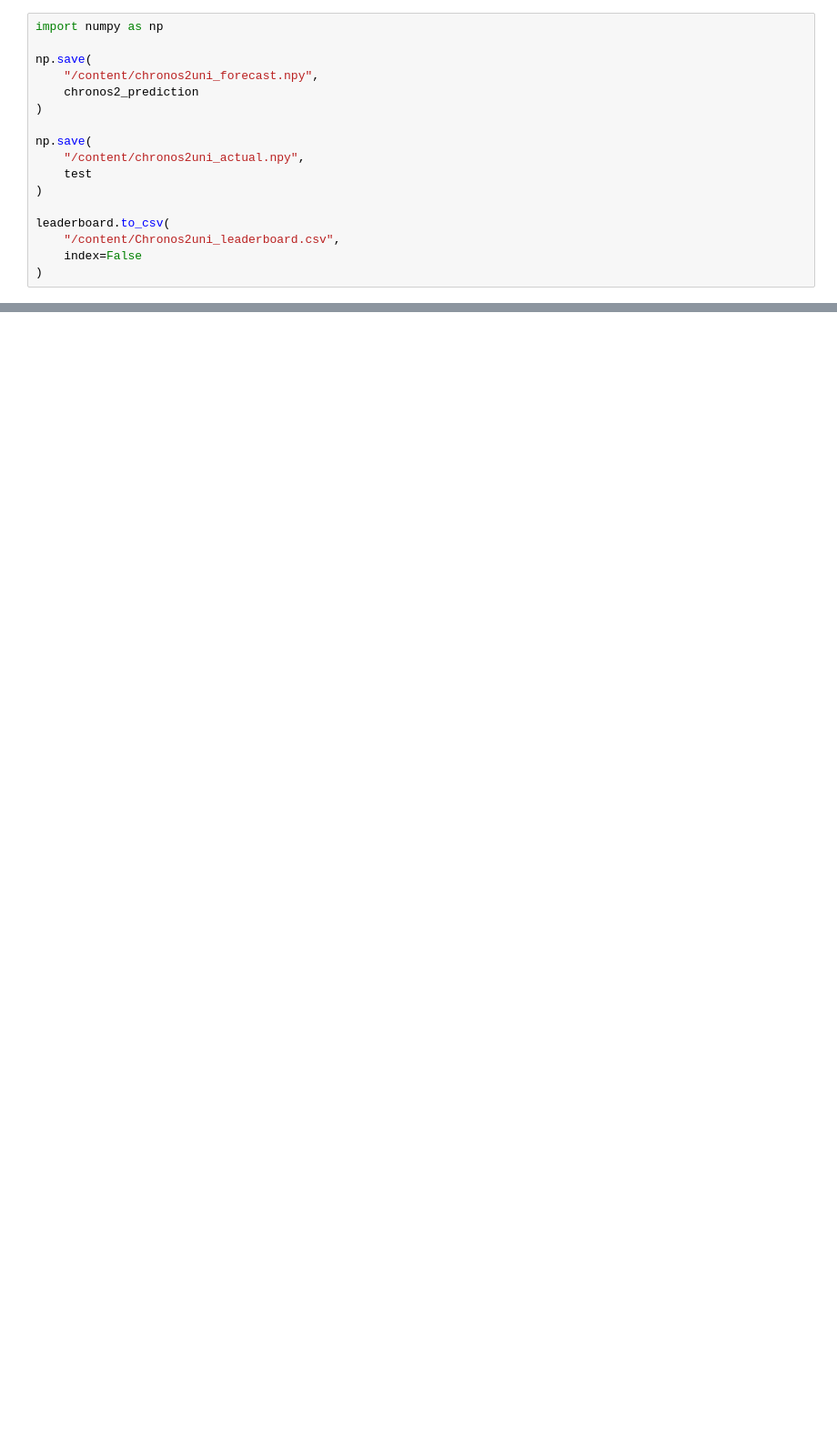
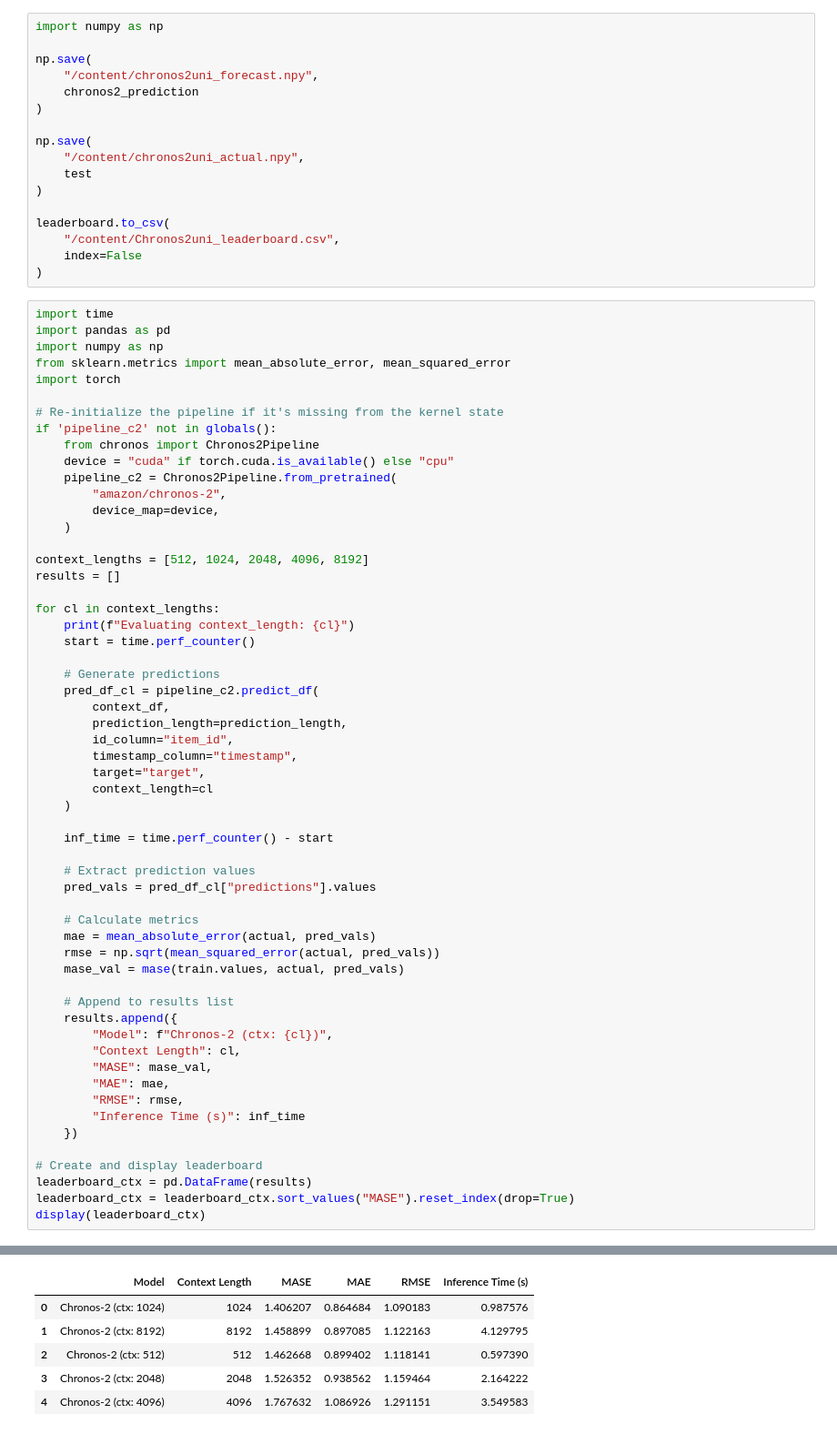
Before and after one commit to nds-najam/AutoGluon_LTSM_Models_Forecast, a Jupyter notebook: notebooks/02_chronos2_univariate.ipynb, the cells around one changed output, grey strips where cells are left out. Shown at 91% size. Drawn from its saved outputs; the diff is of its cells as text; blank space fills up the shorter version.

Commit message:
Chronos-2 Univariate Analysis with varying Context Lengths

```diff
--- a/notebooks/02_chronos2_univariate.ipynb
+++ b/notebooks/02_chronos2_univariate.ipynb
@@ -329,3 +336,61 @@ leaderboard.to_csv(
     "/content/Chronos2uni_leaderboard.csv",
     index=False
 )
+# %%
+import time
+import pandas as pd
+import numpy as np
+from sklearn.metrics import mean_absolute_error, mean_squared_error
+import torch
+
+# Re-initialize the pipeline if it's missing from the kernel state
+if 'pipeline_c2' not in globals():
+    from chronos import Chronos2Pipeline
+    device = "cuda" if torch.cuda.is_available() else "cpu"
+    pipeline_c2 = Chronos2Pipeline.from_pretrained(
+        "amazon/chronos-2",
+        device_map=device,
+    )
+
+context_lengths = [512, 1024, 2048, 4096, 8192]
+results = []
+
+for cl in context_lengths:
+    print(f"Evaluating context_length: {cl}")
+    start = time.perf_counter()
+
+    # Generate predictions
+    pred_df_cl = pipeline_c2.predict_df(
+        context_df,
+        prediction_length=prediction_length,
+        id_column="item_id",
+        timestamp_column="timestamp",
+        target="target",
+        context_length=cl
+    )
+
+    inf_time = time.perf_counter() - start
+
+    # Extract prediction values
+    pred_vals = pred_df_cl["predictions"].values
+
+    # Calculate metrics
+    mae = mean_absolute_error(actual, pred_vals)
+    rmse = np.sqrt(mean_squared_error(actual, pred_vals))
+    mase_val = mase(train.values, actual, pred_vals)
+
+    # Append to results list
+    results.append({
+        "Model": f"Chronos-2 (ctx: {cl})",
+        "Context Length": cl,
+        "MASE": mase_val,
+        "MAE": mae,
+        "RMSE": rmse,
+        "Inference Time (s)": inf_time
+    })
+
+# Create and display leaderboard
+leaderboard_ctx = pd.DataFrame(results)
+leaderboard_ctx = leaderboard_ctx.sort_values("MASE").reset_index(drop=True)
+display(leaderboard_ctx)
+# %% [output]
@@ -331,0 +402,6 @@ leaderboard.to_csv(
+|  | Model | Context Length | MASE | MAE | RMSE | Inference Time (s) |
+| 0 | Chronos-2 (ctx: 1024) | 1024 | 1.406207 | 0.864684 | 1.090183 | 0.987576 |
+| 1 | Chronos-2 (ctx: 8192) | 8192 | 1.458899 | 0.897085 | 1.122163 | 4.129795 |
+| 2 | Chronos-2 (ctx: 512) | 512 | 1.462668 | 0.899402 | 1.118141 | 0.597390 |
+| 3 | Chronos-2 (ctx: 2048) | 2048 | 1.526352 | 0.938562 | 1.159464 | 2.164222 |
+| 4 | Chronos-2 (ctx: 4096) | 4096 | 1.767632 | 1.086926 | 1.291151 | 3.549583 |
```
Also changed, not shown: parts of 4 cells of this notebook.
